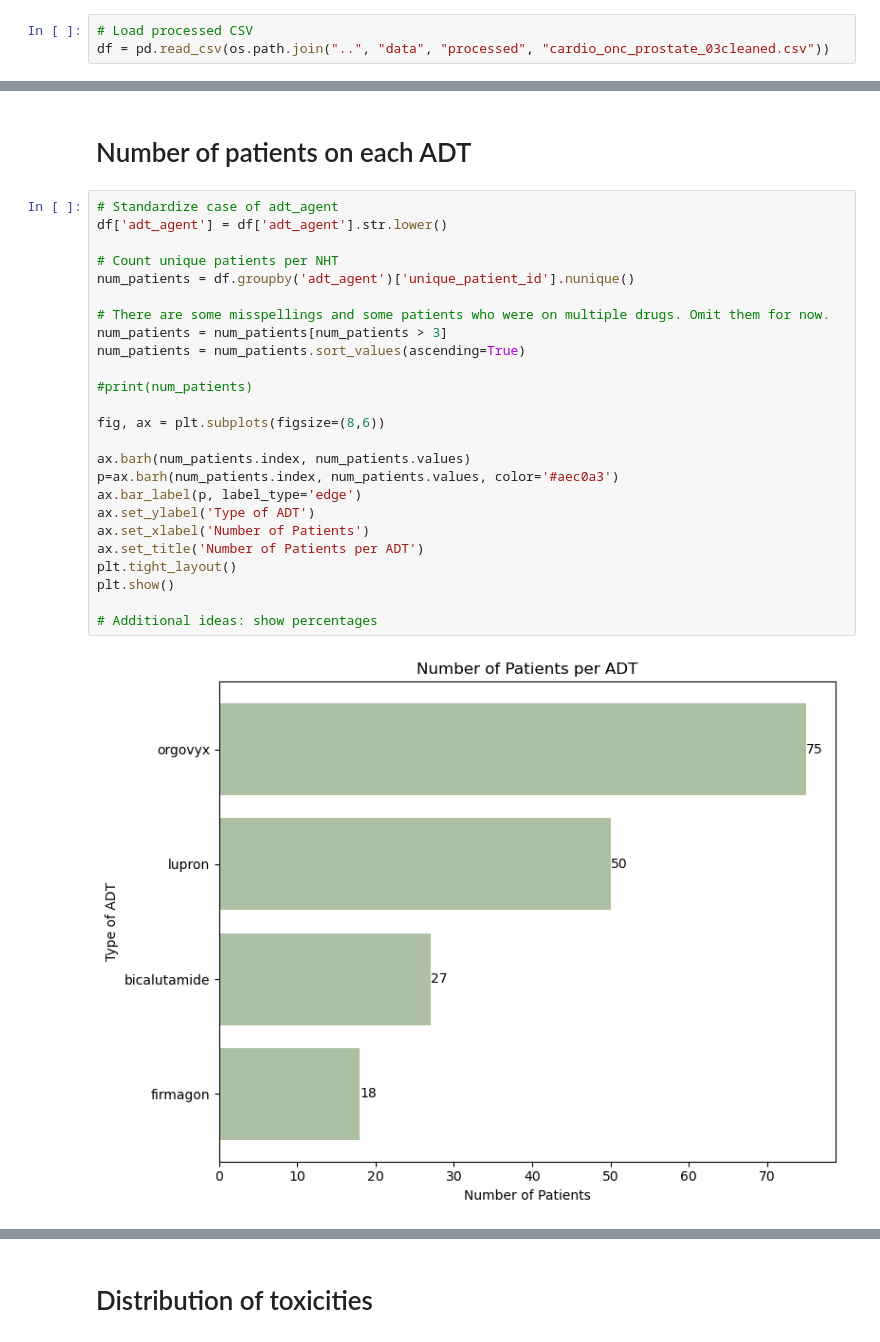
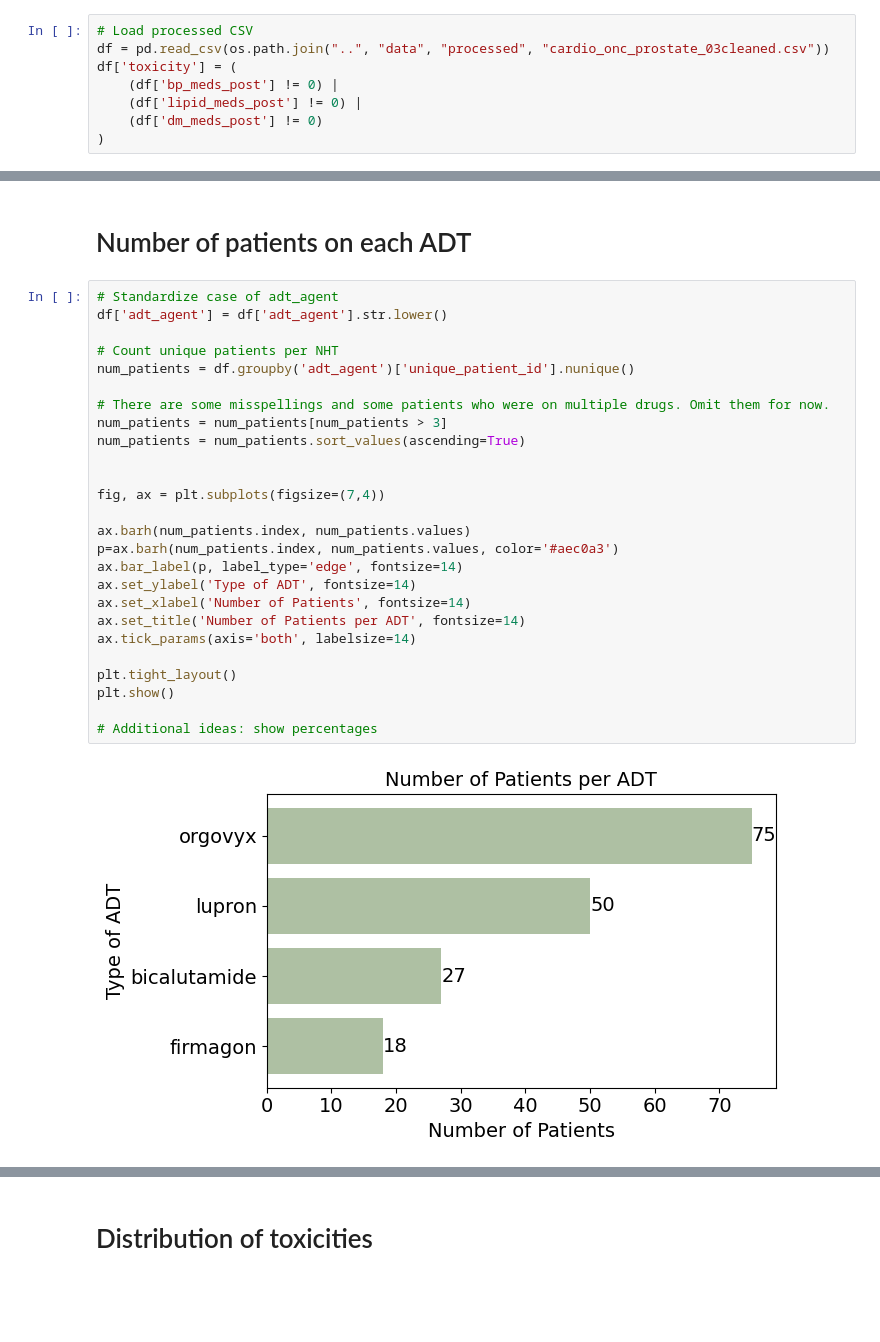
Before and after one commit to kstatham402/170A_Capstone_Project, a Jupyter notebook: notebooks/trian_proposal_visuals.ipynb, the cells around one changed output, grey strips where cells are left out. Cells and saved outputs as stored; diff of their text form; blank space fills up the shorter version.

```diff
--- a/notebooks/trian_proposal_visuals.ipynb
+++ b/notebooks/trian_proposal_visuals.ipynb
@@ -5,3 +6,8 @@ import matplotlib.pyplot as plt
 # %%
 # Load processed CSV
 df = pd.read_csv(os.path.join("..", "data", "processed", "cardio_onc_prostate_03cleaned.csv"))
+df['toxicity'] = (
+    (df['bp_meds_post'] != 0) |
+    (df['lipid_meds_post'] != 0) |
+    (df['dm_meds_post'] != 0)
+)
@@ -41,27 +43,28 @@ plt.show()
 # %%
 # Standardize case of adt_agent
 df['adt_agent'] = df['adt_agent'].str.lower()
 
 # Count unique patients per NHT
 num_patients = df.groupby('adt_agent')['unique_patient_id'].nunique()
 
 # There are some misspellings and some patients who were on multiple drugs. Omit them for now.
 num_patients = num_patients[num_patients > 3]
 num_patients = num_patients.sort_values(ascending=True)
 
-#print(num_patients)
 
-fig, ax = plt.subplots(figsize=(8,6))
+fig, ax = plt.subplots(figsize=(7,4))
 
 ax.barh(num_patients.index, num_patients.values)
 p=ax.barh(num_patients.index, num_patients.values, color='#aec0a3')
-ax.bar_label(p, label_type='edge')
-ax.set_ylabel('Type of ADT')
-ax.set_xlabel('Number of Patients')
-ax.set_title('Number of Patients per ADT')
+ax.bar_label(p, label_type='edge', fontsize=14)
+ax.set_ylabel('Type of ADT', fontsize=14)
+ax.set_xlabel('Number of Patients', fontsize=14)
+ax.set_title('Number of Patients per ADT', fontsize=14)
+ax.tick_params(axis='both', labelsize=14)
+
 plt.tight_layout()
 plt.show()
 
 # Additional ideas: show percentages
 # %% [output]
-[figure, old version]
+[figure, new version]
```
Also changed, not shown: parts of 14 cells of this notebook.
